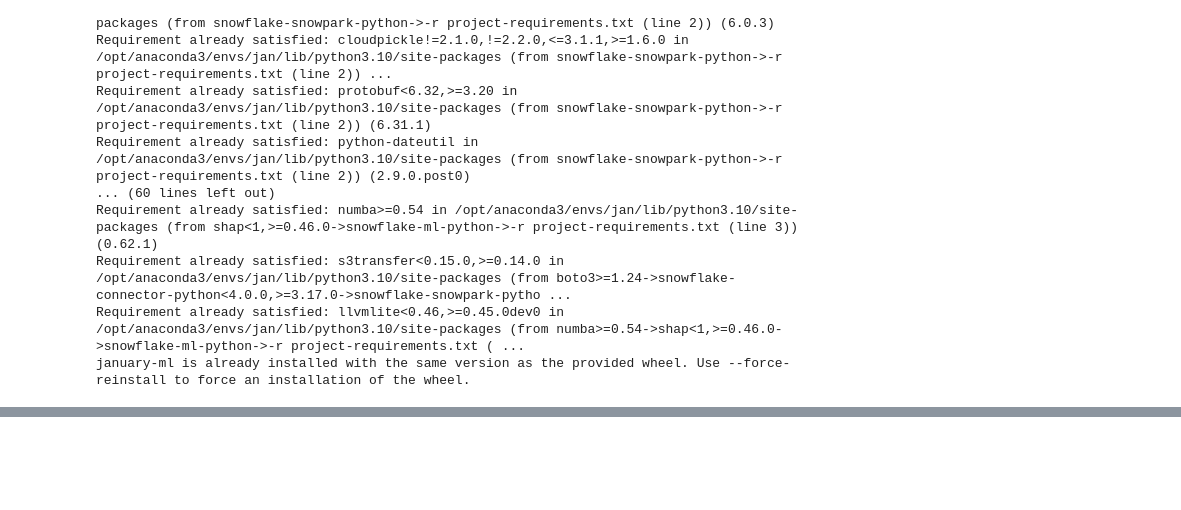
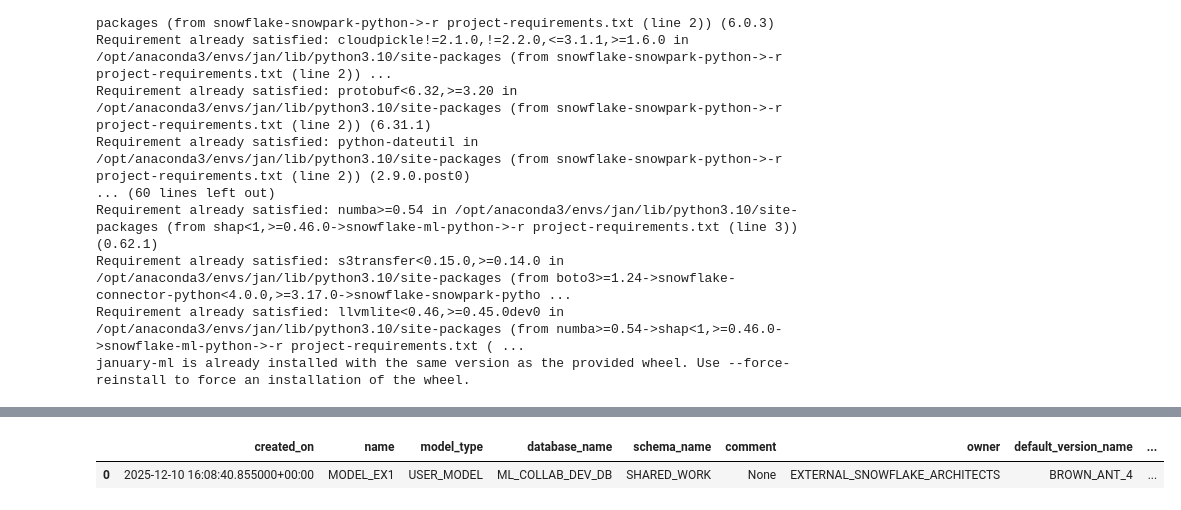
Before and after one commit to sfc-gh-aferas/ml-pipelines, a Jupyter notebook: projects/example_project/training.ipynb, the cells around one changed output, grey strips where cells are left out. Saved outputs shown, nothing was run; the diff lists cells and outputs as text; code cells hidden in the pictures; blank space fills up the shorter version.

Commit message:
fix model names and connect lineage to datasets

```diff
--- a/projects/example_project/training.ipynb
+++ b/projects/example_project/training.ipynb
@@ -80,15 +69,18 @@ lr.fit(X, y)
 # %%
 # Register model
 reg = Registry(session=session)
 
 model_name = "MODEL_EX1"
 mv = reg.log_model(
     model=lr,
     model_name=model_name,
-    sample_input_data=X,
+    sample_input_data=ds_version.read.to_snowpark_dataframe().drop("OPENED").limit(100),
     target_platforms=["WAREHOUSE", "SNOWPARK_CONTAINER_SERVICES"] )
 
 reg.show_models()
+# %% [output]
+|  | created_on | name | model_type | database_name | schema_name | comment | owner | default_version_name | ... |
+| 0 | 2025-12-10 16:08:40.855000+00:00 | MODEL_EX1 | USER_MODEL | ML_COLLAB_DEV_DB | SHARED_WORK | None | EXTERNAL_SNOWFLAKE_ARCHITECTS | BROWN_ANT_4 | ... |
 # %%
 # promote to default
 base_model = reg.get_model(model_name)
```
Also changed, not shown: parts of 2 cells of this notebook, 1 other file.
